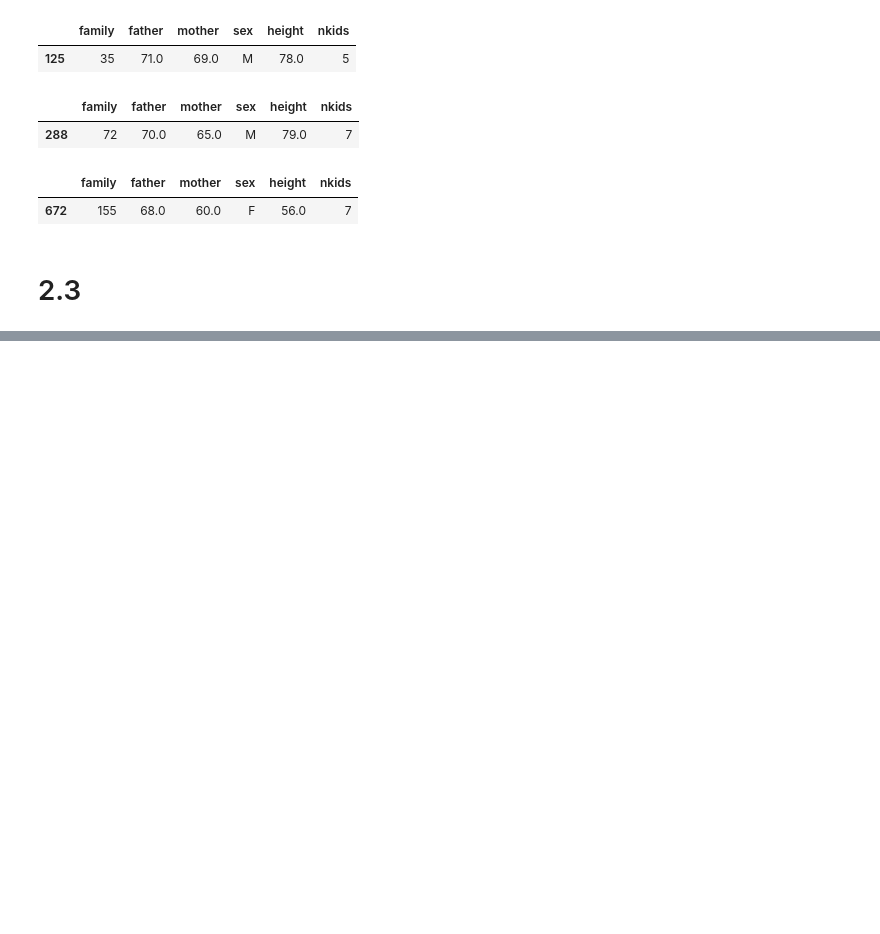
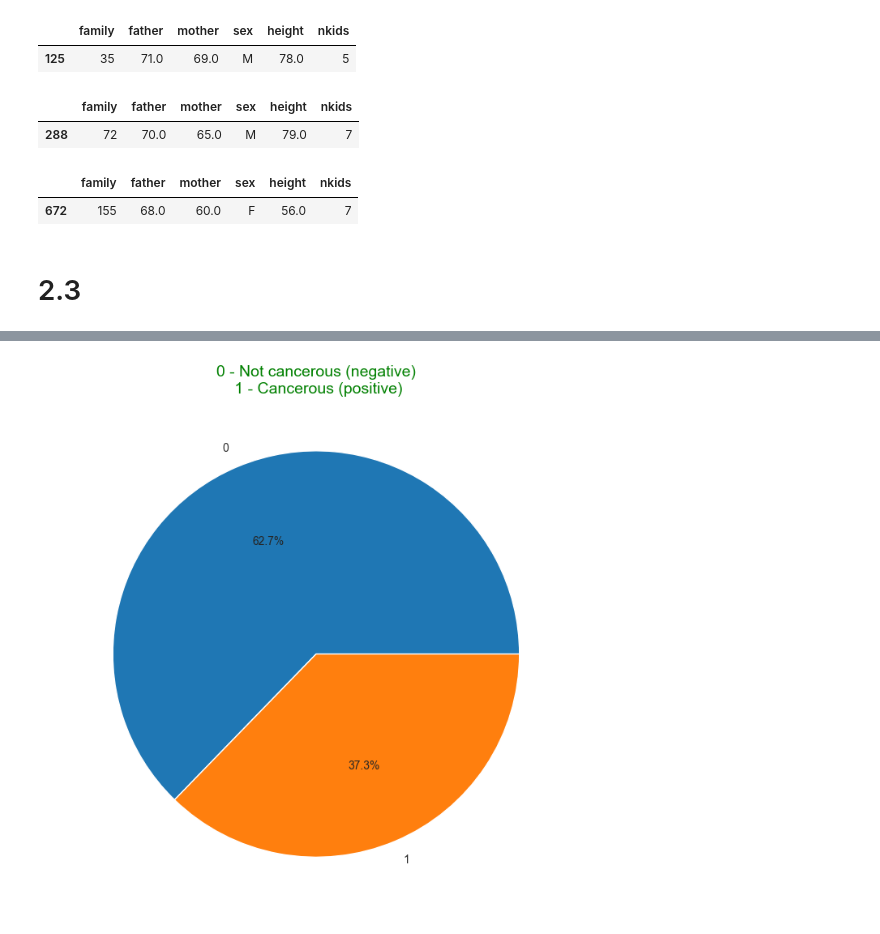
Before and after one commit to tien226anh/school_docs, a Jupyter notebook: intel_system/homeworks/bai2/bai2.ipynb, the cells around one changed output, grey strips where cells are left out. Cells and saved outputs as stored; diff of their text form; code cells hidden in the pictures; blank space fills up the shorter version.

```diff
--- a/intel_system/homeworks/bai2/bai2.ipynb
+++ b/intel_system/homeworks/bai2/bai2.ipynb
@@ -598,0 +752,30 @@ array([[10,  0,  0],
+# %%
+from sklearn.datasets import load_breast_cancer
+from sklearn.model_selection import train_test_split
+from sklearn.ensemble import RandomForestClassifier
+from sklearn.metrics import confusion_matrix
+from sklearn import metrics
+import pandas as pd
+import numpy as np
+import matplotlib.pyplot as plt
+import seaborn as sns
+
+sns.set_style("darkgrid")
+
+cancer = load_breast_cancer()
+
+X = pd.DataFrame(cancer["data"], columns=cancer["feature_names"])
+y = abs(pd.Series(cancer["target"]) - 1)
+X_train, X_test, y_train, y_test = train_test_split(X, y, test_size=0.2, random_state=1)
+
+model = RandomForestClassifier(random_state=1)
+model.fit(X_train, y_train)
+preds = model.predict(X_test)
+
+plt.figure(figsize=(7, 7))
+y.value_counts().plot.pie(autopct="%0.1f%%", ylabel=" ")
+plt.title(f"0 - Not cancerous (negative)\n 1 - Cancerous (positive)", size=14, c="g")
+plt.tight_layout()
+plt.show()
+# %% [output]
+[figure, added]
```
Also changed, not shown: parts of 80 cells of this notebook, 7 other files.
